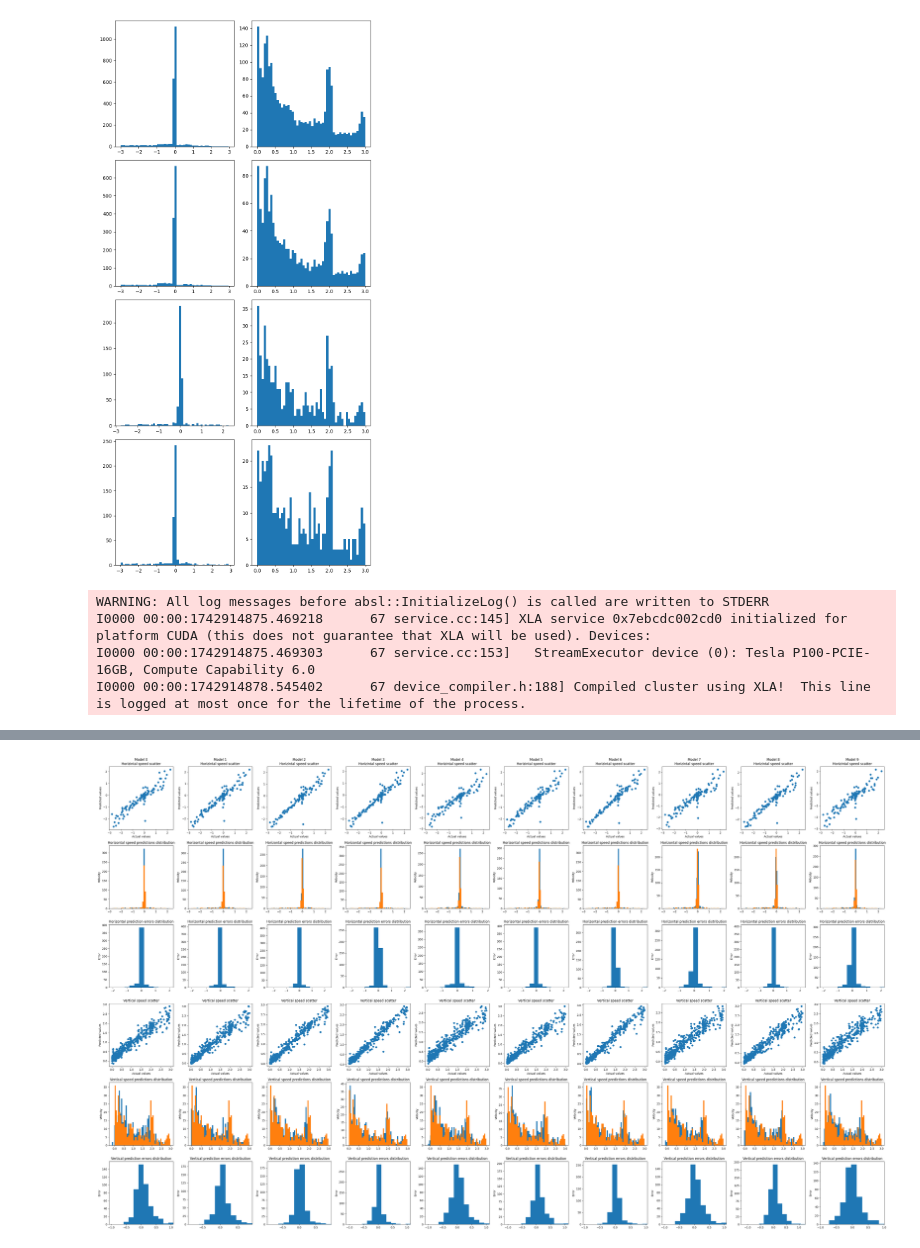
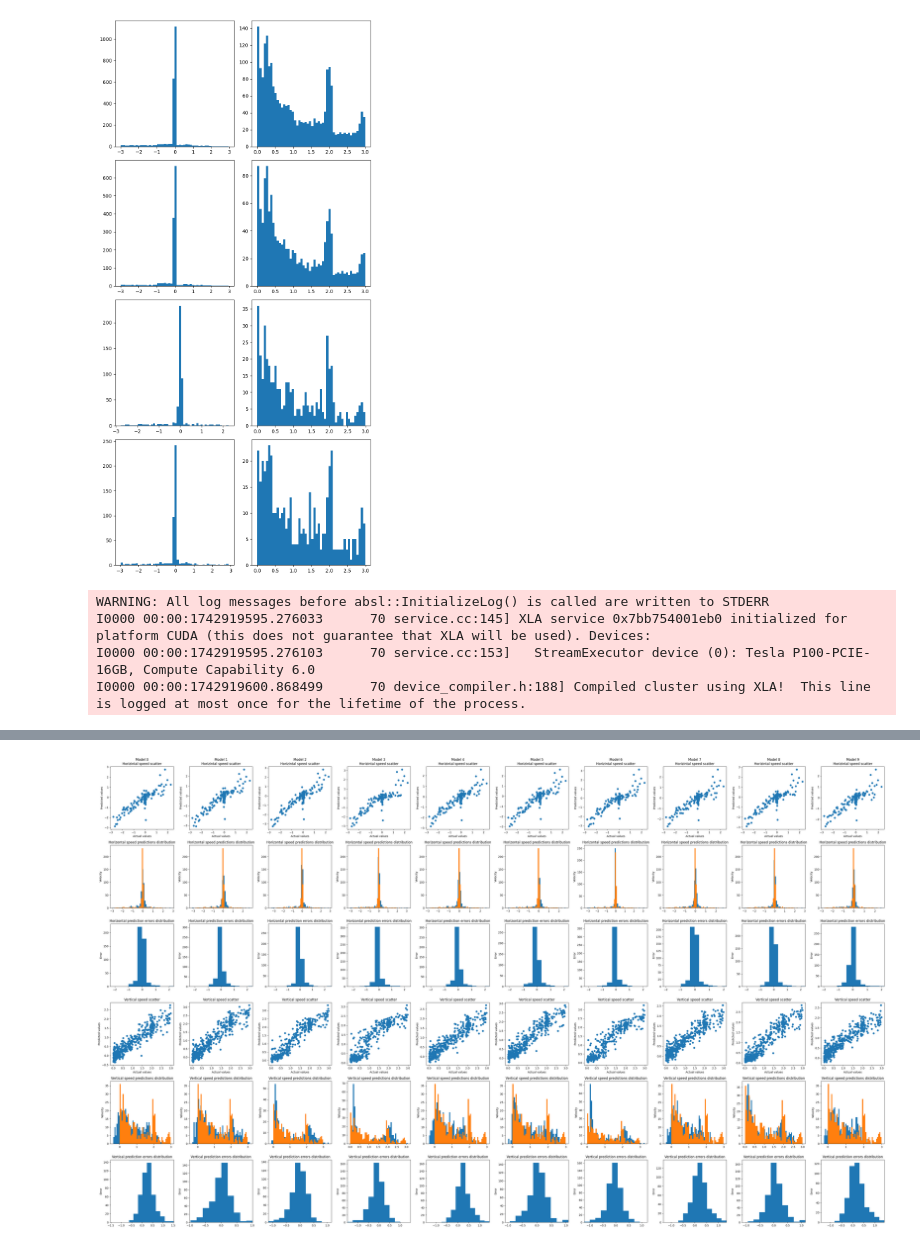
Before and after one commit to GabrieLuAlves/dronet-evaluation-for-indoor-navigation, a Jupyter notebook: dronet-evaluation-for-indoor-navigation.ipynb, the cells around one changed output, grey strips where cells are left out. Drawn from its saved outputs; the diff is of its cells as text; code cells hidden in the pictures.

Commit message:
Kaggle Notebook | Dronet evaluation for indoor navigation | Version 12

```diff
--- a/dronet-evaluation-for-indoor-navigation.ipynb
+++ b/dronet-evaluation-for-indoor-navigation.ipynb
@@ -195,18 +195,32 @@ def create_dronet(learning_rate, bottom_layers=(1024,)):
     x = s
     i = 1
     for n in bottom_layers:
-        name = "Dronet_dense_x_" + str(i)
+        dense_name = "Dronet_x_dense_" + str(i)
+        batchnorm_name = "Dronet_x_batchnorm_" + str(i)
+        activation_name = "Dronet_x_relu_" + str(i)
+        dropout_name = "Dronet_x_dropout" + str(i)
+
         i += 1
 
-        x = keras.layers.Dense(n, activation="relu", name=name)(x)
+        x = keras.layers.Dense(n, name=dense_name)(x)
+        x = keras.layers.BatchNormalization(name=batchnorm_name) (x)
+        x = keras.layers.ReLU(name=activation_name)(x)
+        x = keras.layers.Dropout(0.5, name=dropout_name)(x)
 
     y = s
     i = 1
     for n in bottom_layers:
-        name = "Dronet_dense_y_" + str(i)
+        dense_name = "Dronet_y_dense_" + str(i)
+        batchnorm_name = "Dronet_y_batchnorm_" + str(i)
+        activation_name = "Dronet_y_relu_" + str(i)
+        dropout_name = "Dronet_y_dropout" + str(i)
+
         i += 1
 
-        y = keras.layers.Dense(n, activation="relu", name=name)(y)
+        y = keras.layers.Dense(n, name=dense_name)(y)
+        y = keras.layers.BatchNormalization(name=batchnorm_name) (y)
+        y = keras.layers.ReLU(name=activation_name)(y)
+        y = keras.layers.Dropout(0.5, name=dropout_name)(y)
 
     outputs = [
         keras.layers.Dense(1, activation="linear", name="Dronet_output_x")(x),
@@ -267,12 +281,12 @@ for i, dronet in enumerate(dronets):
         validation_data=validation_dataset,
         epochs=150,
         callbacks=[
-            # keras.callbacks.EarlyStopping(
-            #     monitor="val_Dronet_output_x_rmse",
-            #     patience=20,
-            #     min_delta=0.0001,
-            #     mode="min"
-            # ),
+            keras.callbacks.EarlyStopping(
+                monitor="val_Dronet_output_x_rmse",
+                patience=20,
+                min_delta=0.001,
+                mode="min"
+            ),
             keras.callbacks.ReduceLROnPlateau(
                 monitor='val_Dronet_output_x_rmse',
                 factor=0.5,
@@ -333,6 +347,6 @@ metrics = pd.DataFrame(data)
 print(metrics.T)
 # %% [output]
 WARNING: All log messages before absl::InitializeLog() is called are written to STDERR
-I0000 00:00:1742914875.469218      67 service.cc:145] XLA service 0x7ebcdc002cd0 initialized for platform CUDA (this does not guarantee that XLA will be used). Devices:
-I0000 00:00:1742914875.469303      67 service.cc:153]   StreamExecutor device (0): Tesla P100-PCIE-16GB, Compute Capability 6.0
-I0000 00:00:1742914878.545402      67 device_compiler.h:188] Compiled cluster using XLA!  This line is logged at most once for the lifetime of the process.
+I0000 00:00:1742919595.276033      70 service.cc:145] XLA service 0x7bb754001eb0 initialized for platform CUDA (this does not guarantee that XLA will be used). Devices:
+I0000 00:00:1742919595.276103      70 service.cc:153]   StreamExecutor device (0): Tesla P100-PCIE-16GB, Compute Capability 6.0
+I0000 00:00:1742919600.868499      70 device_compiler.h:188] Compiled cluster using XLA!  This line is logged at most once for the lifetime of the process.
@@ -356 +370 @@ Model 9      0.901694     0.898747       0.257305
-[figure, old version]
+[figure, new version]
```
Also changed, not shown: parts of 3 cells of this notebook.
